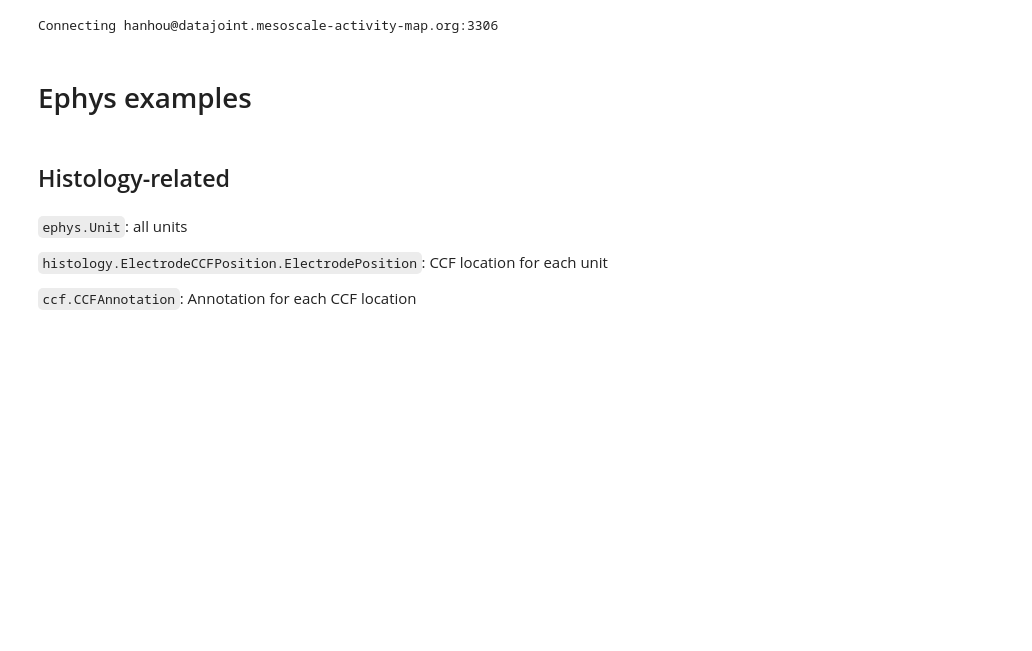
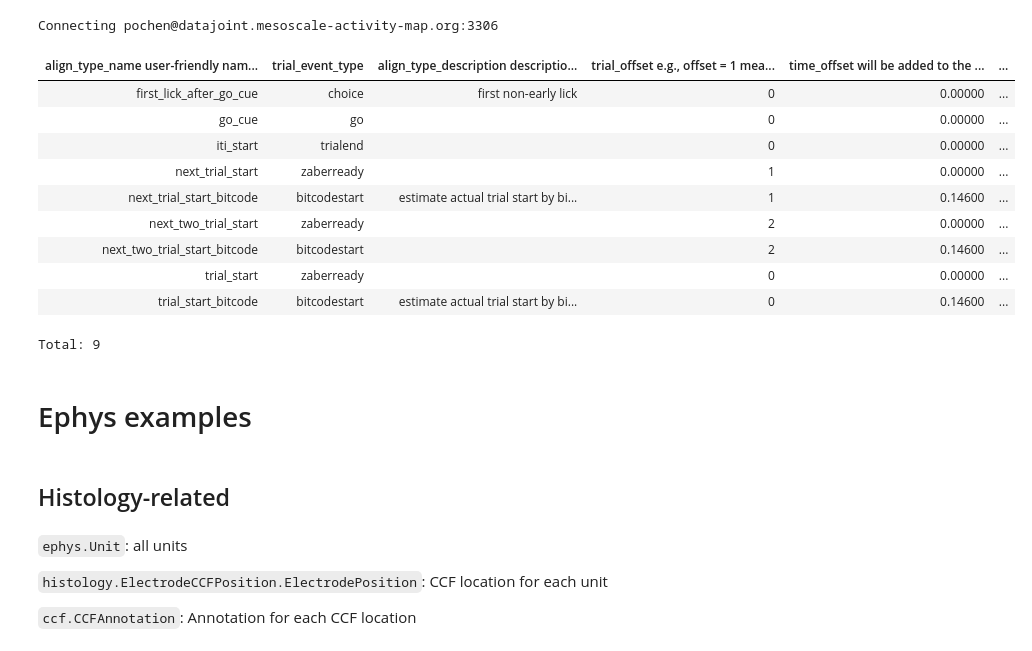
Before and after one commit to pckuo/map-ephys, a Jupyter notebook: notebook/han/Demo.ipynb, the cells around one changed output. Saved outputs shown, nothing was run; the diff lists cells and outputs as text; code cells hidden in the pictures; blank space fills up the shorter version.

```diff
--- a/notebook/han/Demo.ipynb
+++ b/notebook/han/Demo.ipynb
@@ -2,14 +2,34 @@
 %load_ext autoreload
 %autoreload 2
 import datajoint as dj
+dj.config['database.host'] = 'datajoint.mesoscale-activity-map.org'
+dj.config['database.user'] = 'pochen'
+dj.config['database.password'] = 'simple'
+
 import numpy as np
 import matplotlib.pyplot as plt
 plt.rcParams.update({'font.size': 20})
+
 from pipeline import lab, get_schema_name, experiment, foraging_model, ephys, foraging_analysis, histology, ccf
 from pipeline.plot import unit_psth
 from pipeline.plot.foraging_model_plot import plot_session_model_comparison, plot_session_fitted_choice
+from pipeline import psth_foraging
 # %% [output]
-Connecting hanhou@datajoint.mesoscale-activity-map.org:3306
+Connecting pochen@datajoint.mesoscale-activity-map.org:3306
+# %%
+psth_foraging.AlignType()#.fetch('xlim')[3]
+# %% [output]
+| align_type_name user-friendly nam... | trial_event_type | align_type_description descriptio... | trial_offset e.g., offset = 1 mea... | time_offset will be added to the ... | ... |
+| first_lick_after_go_cue | choice | first non-early lick | 0 | 0.00000 | ... |
+| go_cue | go |  | 0 | 0.00000 | ... |
+| iti_start | trialend |  | 0 | 0.00000 | ... |
+| next_trial_start | zaberready |  | 1 | 0.00000 | ... |
+| next_trial_start_bitcode | bitcodestart | estimate actual trial start by bi... | 1 | 0.14600 | ... |
+| next_two_trial_start | zaberready |  | 2 | 0.00000 | ... |
+| next_two_trial_start_bitcode | bitcodestart |  | 2 | 0.14600 | ... |
+| trial_start | zaberready |  | 0 | 0.00000 | ... |
+| trial_start_bitcode | bitcodestart | estimate actual trial start by bi... | 0 | 0.14600 | ... |
+Total: 9
 # %% [markdown]
 # Ephys examples
 # %% [markdown]
```
Also changed, not shown: parts of 5 cells of this notebook, 1 other file.
